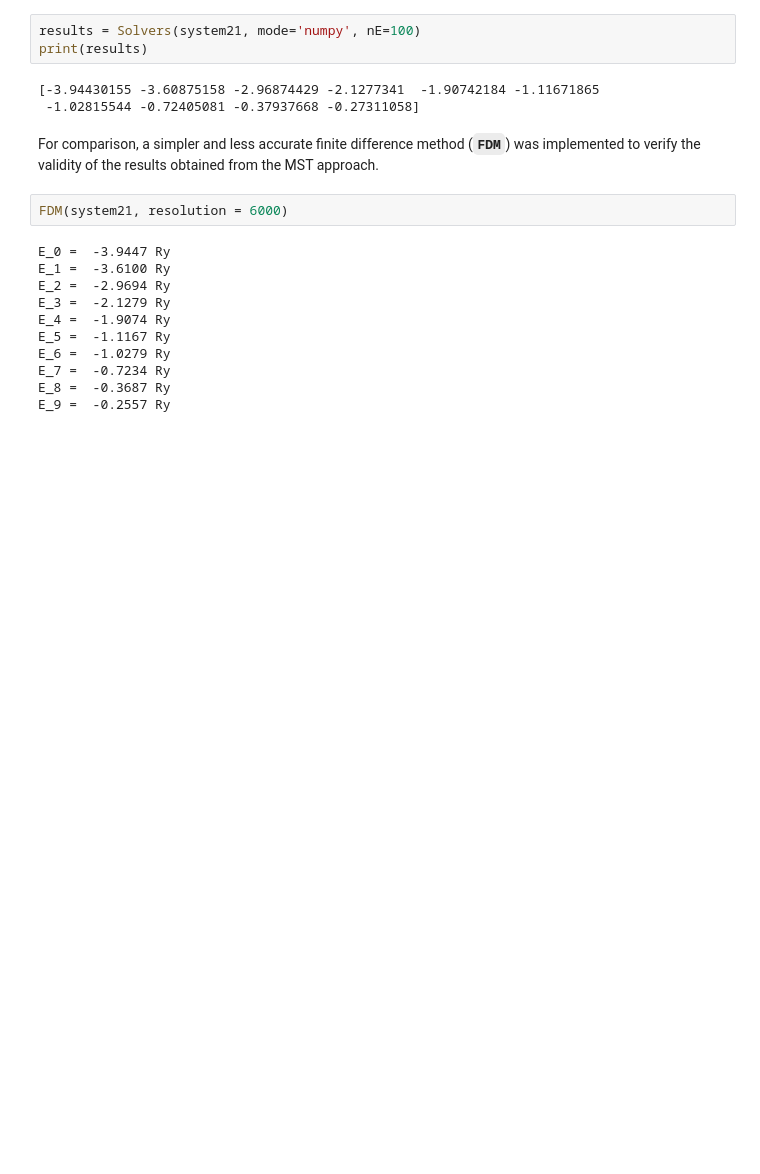
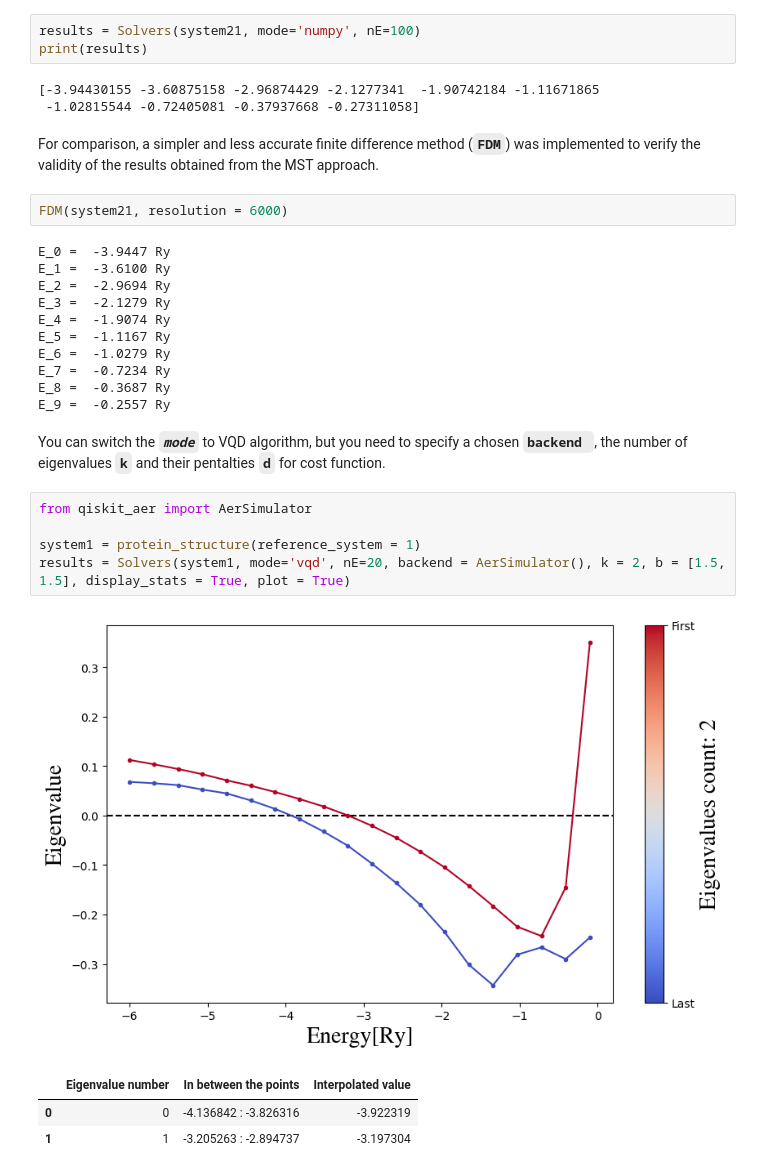
Before and after one commit to m-martyna/QuantumMST, a Jupyter notebook: 2_Solvers.ipynb, the cells around one changed output. Saved outputs shown, nothing was run; the diff lists cells and outputs as text; blank space fills up the shorter version.

```diff
--- a/2_Solvers.ipynb
+++ b/2_Solvers.ipynb
@@ -47,3 +47,15 @@ E_6 =  -1.0279 Ry
 E_7 =  -0.7234 Ry
 E_8 =  -0.3687 Ry
 E_9 =  -0.2557 Ry
+# %% [markdown]
+You can switch the **_`mode`_** to VQD algorithm, but you need to specify a chosen **`backend `**, the number of eigenvalues **`k`** and their pentalties **`d`** for cost function.
+# %%
+from qiskit_aer import AerSimulator
+
+system1 = protein_structure(reference_system = 1)
+results = Solvers(system1, mode='vqd', nE=20, backend = AerSimulator(), k = 2, b = [1.5, 1.5], display_stats = True, plot = True)
+# %% [output]
+[figure, added]
+|  | Eigenvalue number | In between the points | Interpolated value |
+| 0 | 0 | -4.136842 : -3.826316 | -3.922319 |
+| 1 | 1 | -3.205263 : -2.894737 | -3.197304 |
```
Also changed, not shown: parts of 1 cell of this notebook, 11 other files.
